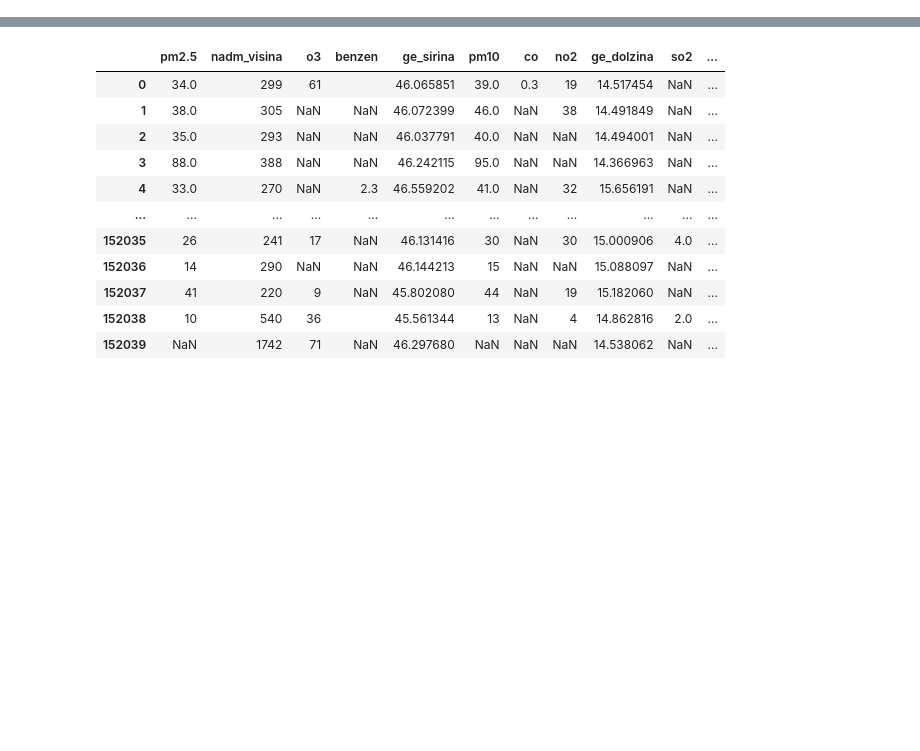
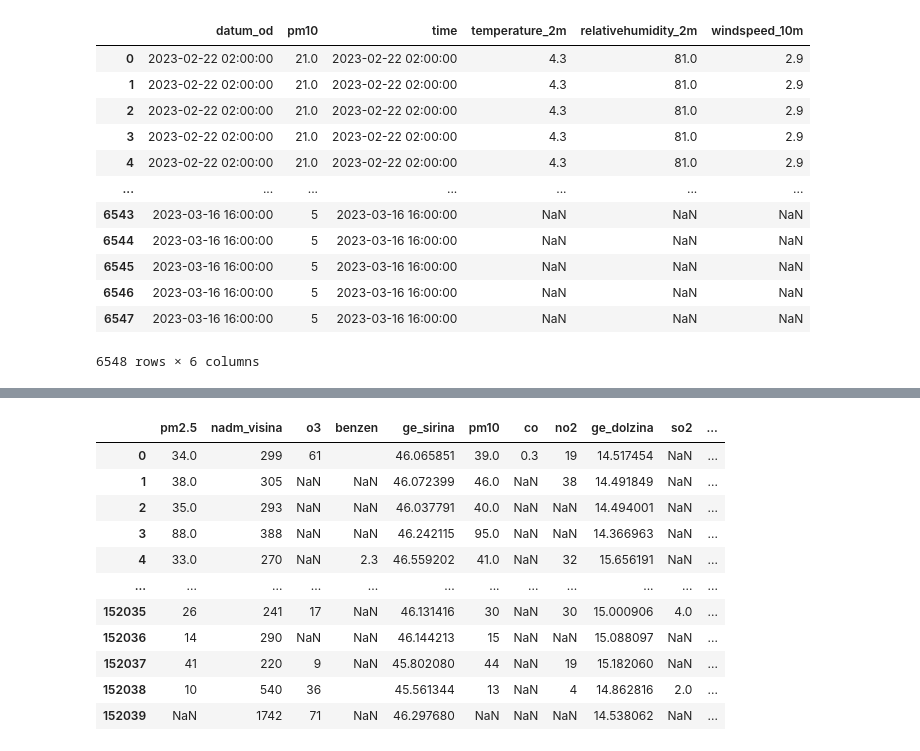
Before and after one commit to RantusaLara/IIS, a Jupyter notebook: notebooks/data.ipynb, the cells around one changed output, grey strips where cells are left out. Cells and saved outputs as stored; diff of their text form; code cells hidden in the pictures; blank space fills up the shorter version.

```diff
--- a/notebooks/data.ipynb
+++ b/notebooks/data.ipynb
@@ -74,0 +174,2 @@ df.head()
+# %%
+df_filtered['datum_od'] = pd.to_datetime(df_filtered['datum_od'], format='%Y-%m-%d %H')
@@ -74,0 +191,2 @@ df.head()
+# %%
+df_air = df_filtered[['datum_od', 'pm10']].copy()
@@ -74,0 +213,18 @@ df.head()
+# %%
+merged_df = pd.merge(df_air, df_weather, left_on='datum_od', right_on='time', how='inner')
+# %%
+merged_df
+# %% [output]
+|  | datum_od | pm10 | time | temperature_2m | relativehumidity_2m | windspeed_10m |
+| 0 | 2023-02-22 02:00:00 | 21.0 | 2023-02-22 02:00:00 | 4.3 | 81.0 | 2.9 |
+| 1 | 2023-02-22 02:00:00 | 21.0 | 2023-02-22 02:00:00 | 4.3 | 81.0 | 2.9 |
+| 2 | 2023-02-22 02:00:00 | 21.0 | 2023-02-22 02:00:00 | 4.3 | 81.0 | 2.9 |
+| 3 | 2023-02-22 02:00:00 | 21.0 | 2023-02-22 02:00:00 | 4.3 | 81.0 | 2.9 |
+| 4 | 2023-02-22 02:00:00 | 21.0 | 2023-02-22 02:00:00 | 4.3 | 81.0 | 2.9 |
+| ... | ... | ... | ... | ... | ... | ... |
+| 6543 | 2023-03-16 16:00:00 | 5 | 2023-03-16 16:00:00 | NaN | NaN | NaN |
+| 6544 | 2023-03-16 16:00:00 | 5 | 2023-03-16 16:00:00 | NaN | NaN | NaN |
+| 6545 | 2023-03-16 16:00:00 | 5 | 2023-03-16 16:00:00 | NaN | NaN | NaN |
+| 6546 | 2023-03-16 16:00:00 | 5 | 2023-03-16 16:00:00 | NaN | NaN | NaN |
+| 6547 | 2023-03-16 16:00:00 | 5 | 2023-03-16 16:00:00 | NaN | NaN | NaN |
+6548 rows × 6 columns
```
Also changed, not shown: parts of 60 cells of this notebook, 36 other files.
